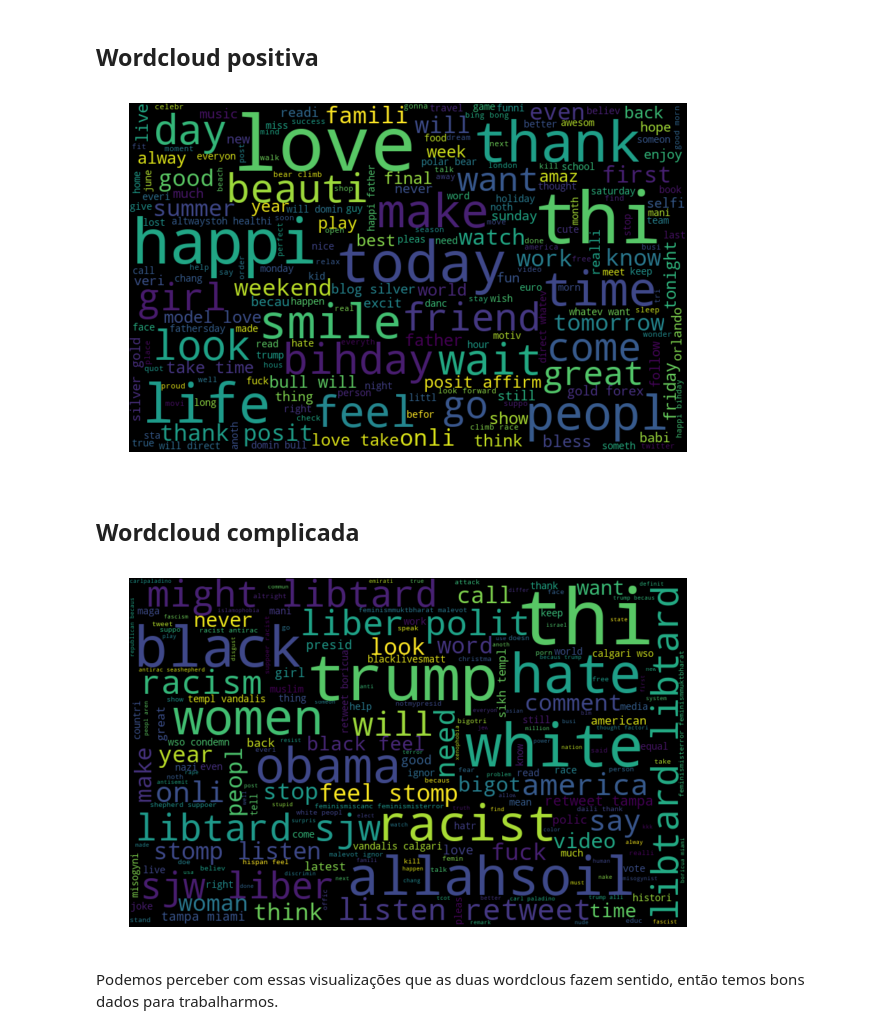
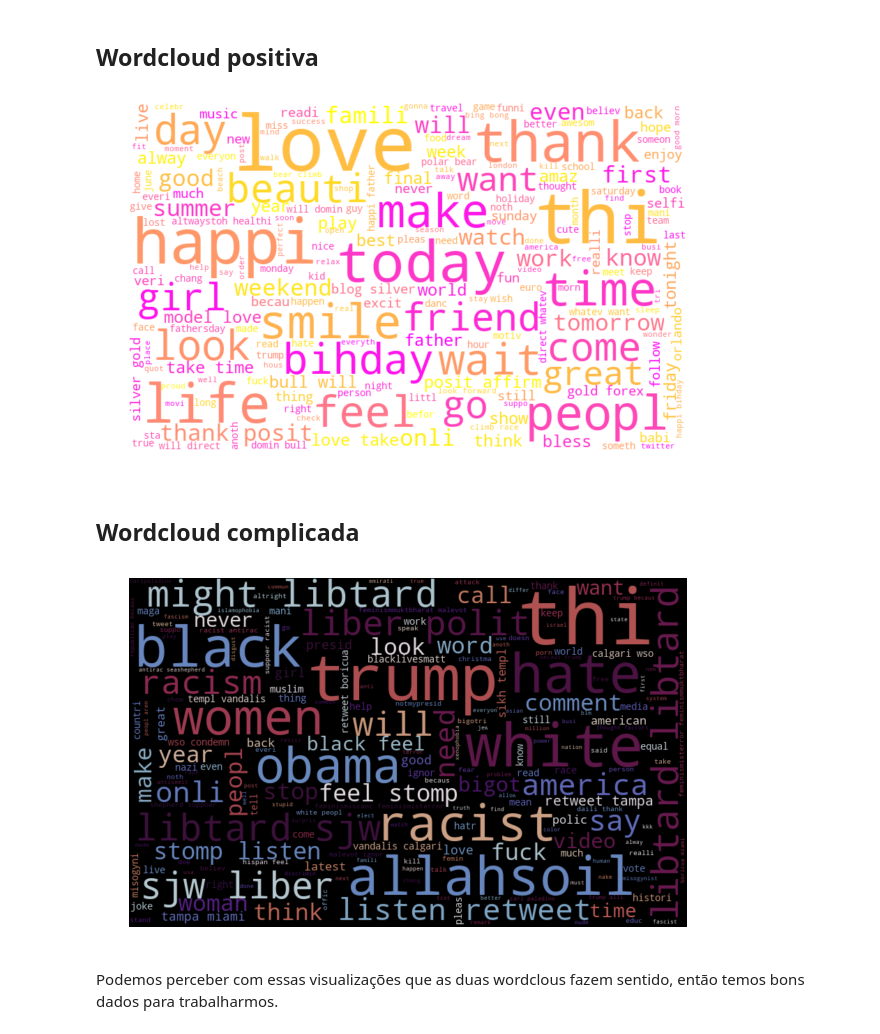
Before and after one commit to cassiasamp/secomp-2019, a Jupyter notebook: notebooks/Análise_Sentimento_tweets.ipynb, the cells around one changed output. Cells and saved outputs as stored; diff of their text form; code cells hidden in the pictures.

```diff
--- a/notebooks/Análise_Sentimento_tweets.ipynb
+++ b/notebooks/Análise_Sentimento_tweets.ipynb
@@ -132,9 +130,9 @@ Vamos voltar para os tweets. Queremos chamar a função que achar o regex e o su
 # %%
 def tchau_padrao(texto, padrao):
 
-  padroes = re.findall(padrao, texto)
+  padroes_encontrados = re.findall(padrao, texto)
 
-  for um_padrao in padroes:
+  for um_padrao in padroes_encontrados:
     texto = re.sub(um_padrao, ' ', texto)
 
   return texto
@@ -348,26 +348,26 @@ Como nossos dados possuel labels (que foram feitas manualmente) podemos fazer um
 # %%
 palavras_normais =' '.join([texto for texto in dados['tidy_tweet'][dados['label'] == 0]])
 
-wordcloud = WordCloud(width=800, height=500, random_state=42, max_font_size=110).generate(palavras_normais)
+wordcloud = WordCloud(width=800, height=500, random_state=42, max_font_size=110, background_color="white", colormap='spring').generate(palavras_normais)
 
 plt.figure(figsize=(10, 7))
 plt.imshow(wordcloud, interpolation="bilinear")
 plt.axis('off')
 plt.show()
 # %% [output]
-[figure, old version]
+[figure, new version]
 # %% [markdown]
 ## Wordcloud complicada
 # %%
 palavras_complicadas =' '.join([texto for texto in dados['tidy_tweet'][dados['label'] == 1]])
 
-wordcloud = WordCloud(width=800, height=500, random_state=42, max_font_size=110).generate(palavras_complicadas)
+wordcloud = WordCloud(width=800, height=500, random_state=42, max_font_size=110, colormap='twilight').generate(palavras_complicadas)
 
 plt.figure(figsize=(10, 7))
 plt.imshow(wordcloud, interpolation="bilinear")
 plt.axis('off')
 plt.show()
 # %% [output]
-[figure, old version]
+[figure, new version]
 # %% [markdown]
 Podemos perceber com essas visualizações que as duas wordclous fazem sentido, então temos bons dados para trabalharmos.
```
Also changed, not shown: parts of 78 cells of this notebook, 2 other files.
